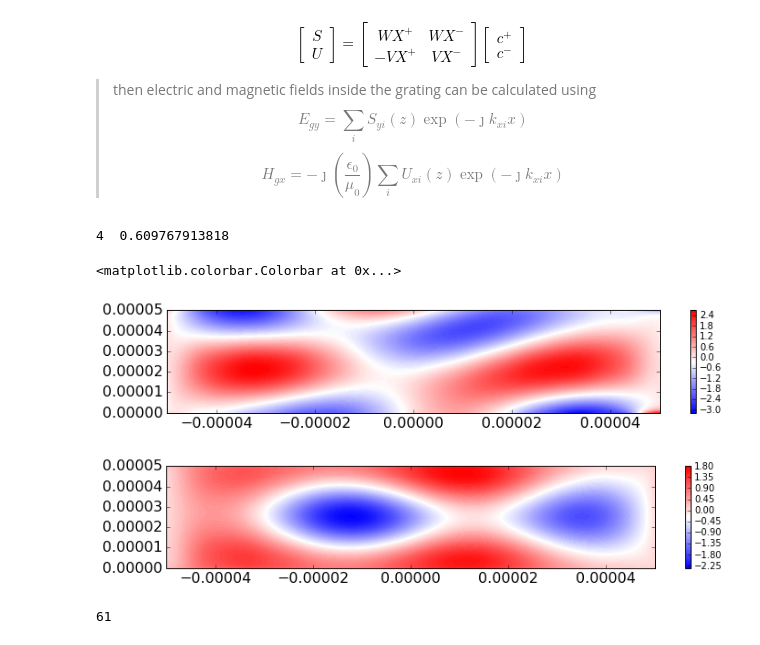
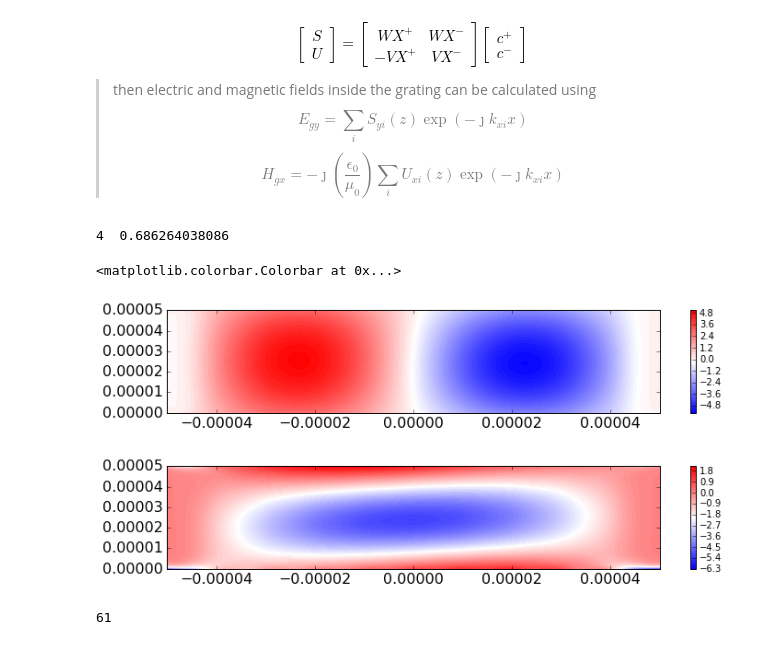
Before and after one commit to bdastmalchi/RCWA, a Jupyter notebook: RCWA_1d_TE.ipynb, the cells around one changed output. Cells and saved outputs as stored; diff of their text form; code cells hidden in the pictures.

```diff
--- a/RCWA_1d_TE.ipynb
+++ b/RCWA_1d_TE.ipynb
@@ -374,10 +374,10 @@ def F_TE(nI, epsGR, epsRD, nII, Lambda, fillRD, d, lambda_, theta, N, z):
     # Find Ri: Eq. 21
     Xp = np.diag(np.exp(-k0 * q * z), 0)
     Xm = np.diag(np.exp(k0 * q * (z-d)), 0)
-    M11 = np.dot(-V , Xp)
-    M12 = np.dot(V , Xm)
-    M21 = np.dot(W , Xp)
-    M22 = np.dot(W , Xm)
+    M11 = np.dot(W , Xp)
+    M12 = np.dot(W , Xm)
+    M21 = np.dot(-V , Xp)
+    M22 = np.dot(V , Xm)
     Fz = np.dot(np.vstack(( np.hstack((M11, M12)), np.hstack((M21, M22)) )), C)
 
     return kxi, Fz
@@ -395,10 +395,7 @@ d= 50e-6
 theta = 15
 N = 21
 NN = (N - 1) / 2
-freq = 1.78e12
-#freq = 1.4e12
-#freq = 0.98e12
-#freq = 1.75e12
+freq = 1.045e12
 lambda_ = 3e8 / freq
 
 # Set order array
@@ -414,39 +411,37 @@ Ref = np.zeros((imax, N+1))
 Tra = np.zeros((imax, N+1))
 t = time.time()
 
 x = np.linspace(-Lambda/2, Lambda/2, 200)
 z = np.linspace(0, d, 80)
 Egy = np.zeros((len(z), len(x)))+0.j
 Hgx = np.zeros((len(z), len(x)))+0.j
 
 for jj in range(len(z)):
-    kxi, Fz = F_TE(nI, epsGR, epsRD, nII, Lambda, f, d, lambda_, theta, N, z[jj]);
+    kxi, Fz = F_TE(nI, epsGR, epsRD, nII, Lambda, fillRD, d, lambda_, theta, N, z[jj]);
     for ii in range(len(x)):
         Egy[jj, ii] = np.imag(np.sum(np.transpose(Fz[0:N]) * np.exp(-1j * kxi * x[ii])))
         Hgx[jj, ii] = np.real(np.sum(np.transpose(Fz[N:2*N]) * np.exp(-1j * kxi * x[ii])))
 
 print "4 ", time.time()-t
 
 fig = plt.figure(figsize=(12, 2))
 fig.add_subplot()
 plt.tick_params(axis='both', which='major', labelsize=16)
-
 #v = np.linspace(-4, 4, 15, endpoint=True)
 plt.contourf(x, z, Egy, 100, cmap=plt.cm.bwr)
 plt.colorbar()
 
 fig = plt.figure(figsize=(12, 2))
 fig.add_subplot()
 plt.tick_params(axis='both', which='major', labelsize=16)
-
 #v = np.linspace(-4, 4, 15, endpoint=True)
 plt.contourf(x, z, Hgx, 100, cmap=plt.cm.bwr)
 plt.colorbar()
 # %% [output]
-4  0.609767913818
+4  0.686264038086
 <matplotlib.colorbar.Colorbar at 0x...>
-[figure, old version]
+[figure, new version]
-[figure, old version]
+[figure, new version]
 # %%
 # %% [output]
 61
```
Also changed, not shown: parts of 1 cell of this notebook.
